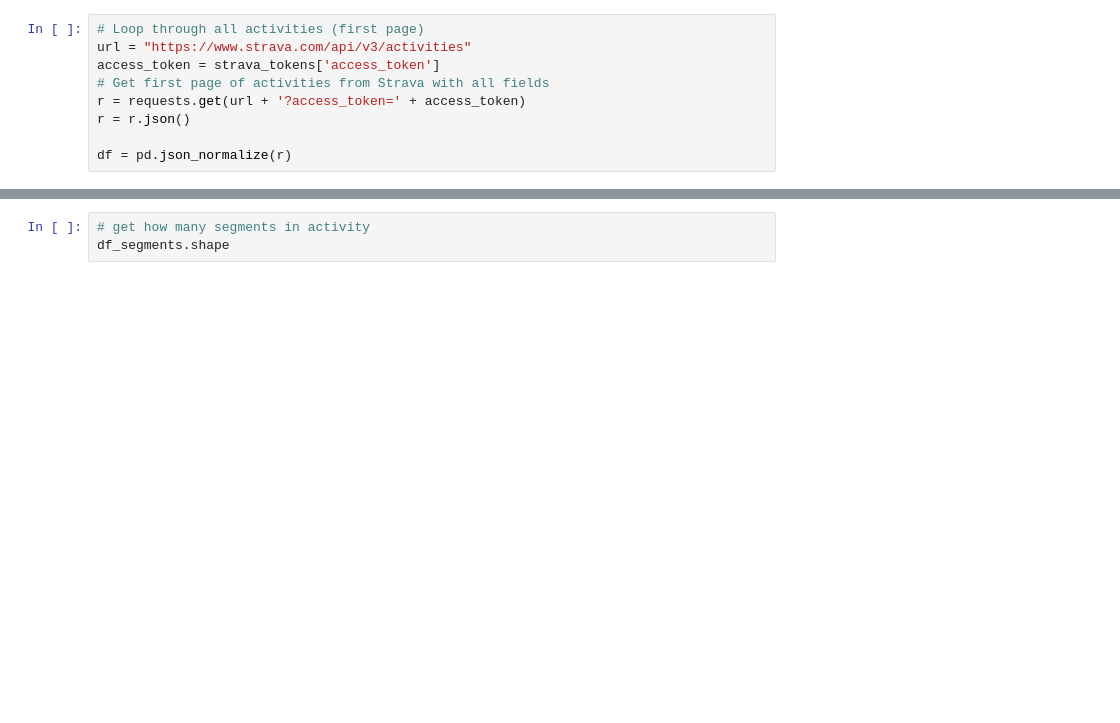
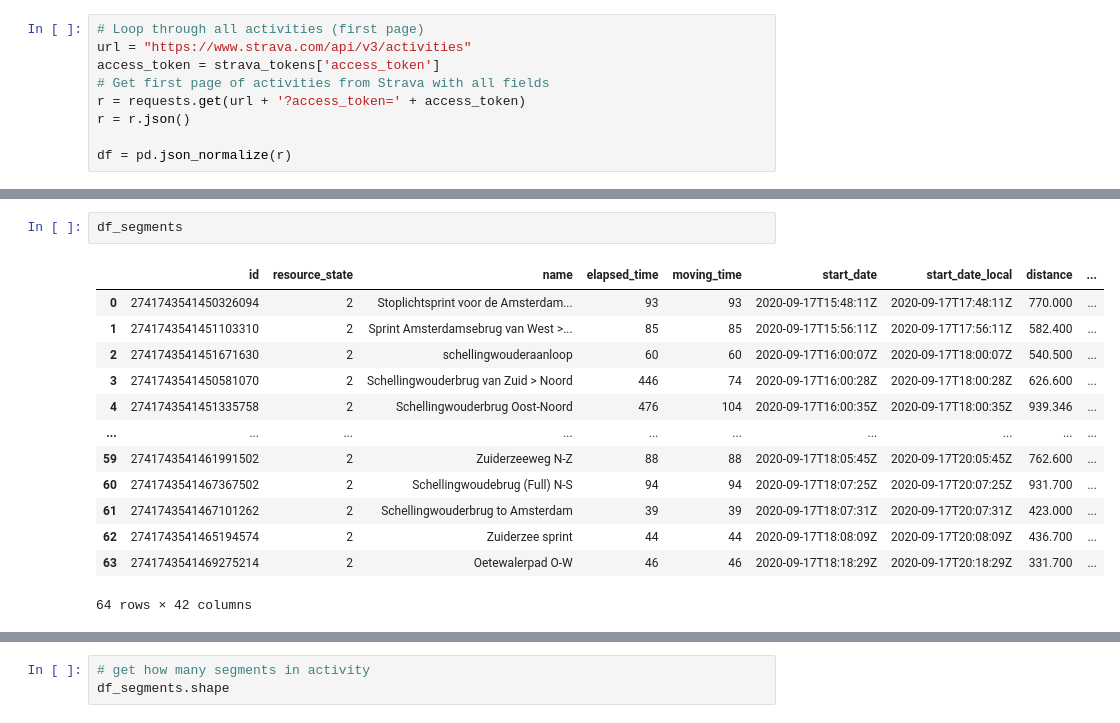
Before and after one commit to pvilar/Strava-analysis, a Jupyter notebook: exploration-2.ipynb, the cells around one changed output, grey strips where cells are left out. Saved outputs shown, nothing was run; the diff lists cells and outputs as text; blank space fills up the shorter version.

```diff
--- a/exploration-2.ipynb
+++ b/exploration-2.ipynb
@@ -86,0 +107,16 @@ df_segments = pd.json_normalize(r['segment_efforts'])
+# %%
+df_segments
+# %% [output]
+|  | id | resource_state | name | elapsed_time | moving_time | start_date | start_date_local | distance | ... |
+| 0 | 2741743541450326094 | 2 | Stoplichtsprint voor de Amsterdam... | 93 | 93 | 2020-09-17T15:48:11Z | 2020-09-17T17:48:11Z | 770.000 | ... |
+| 1 | 2741743541451103310 | 2 | Sprint Amsterdamsebrug van West >... | 85 | 85 | 2020-09-17T15:56:11Z | 2020-09-17T17:56:11Z | 582.400 | ... |
+| 2 | 2741743541451671630 | 2 | schellingwouderaanloop | 60 | 60 | 2020-09-17T16:00:07Z | 2020-09-17T18:00:07Z | 540.500 | ... |
+| 3 | 2741743541450581070 | 2 | Schellingwouderbrug van Zuid > Noord | 446 | 74 | 2020-09-17T16:00:28Z | 2020-09-17T18:00:28Z | 626.600 | ... |
+| 4 | 2741743541451335758 | 2 | Schellingwouderbrug Oost-Noord | 476 | 104 | 2020-09-17T16:00:35Z | 2020-09-17T18:00:35Z | 939.346 | ... |
+| ... | ... | ... | ... | ... | ... | ... | ... | ... | ... |
+| 59 | 2741743541461991502 | 2 | Zuiderzeeweg N-Z | 88 | 88 | 2020-09-17T18:05:45Z | 2020-09-17T20:05:45Z | 762.600 | ... |
+| 60 | 2741743541467367502 | 2 | Schellingwoudebrug (Full) N-S | 94 | 94 | 2020-09-17T18:07:25Z | 2020-09-17T20:07:25Z | 931.700 | ... |
+| 61 | 2741743541467101262 | 2 | Schellingwouderbrug to Amsterdam | 39 | 39 | 2020-09-17T18:07:31Z | 2020-09-17T20:07:31Z | 423.000 | ... |
+| 62 | 2741743541465194574 | 2 | Zuiderzee sprint | 44 | 44 | 2020-09-17T18:08:09Z | 2020-09-17T20:08:09Z | 436.700 | ... |
+| 63 | 2741743541469275214 | 2 | Oetewalerpad O-W | 46 | 46 | 2020-09-17T18:18:29Z | 2020-09-17T20:18:29Z | 331.700 | ... |
+64 rows × 42 columns
```
Also changed, not shown: parts of 10 cells of this notebook, 4 other files.
